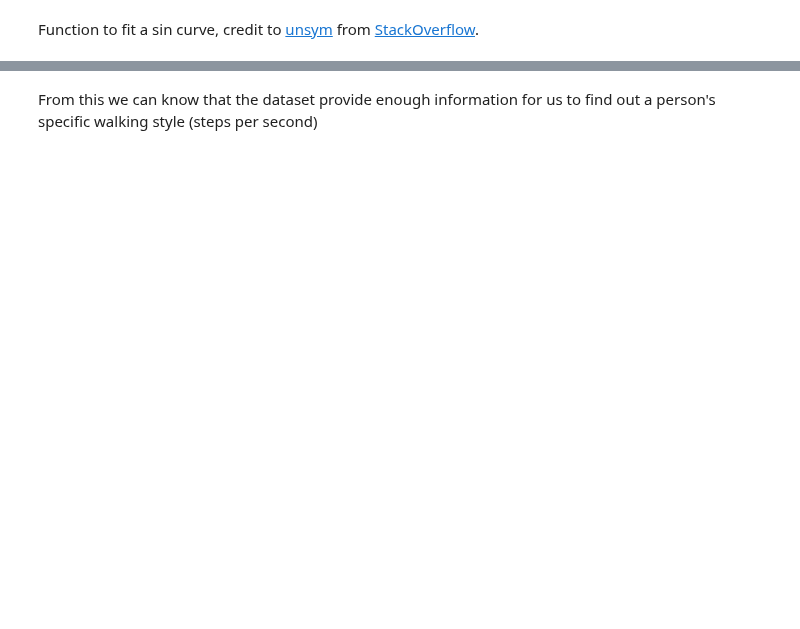
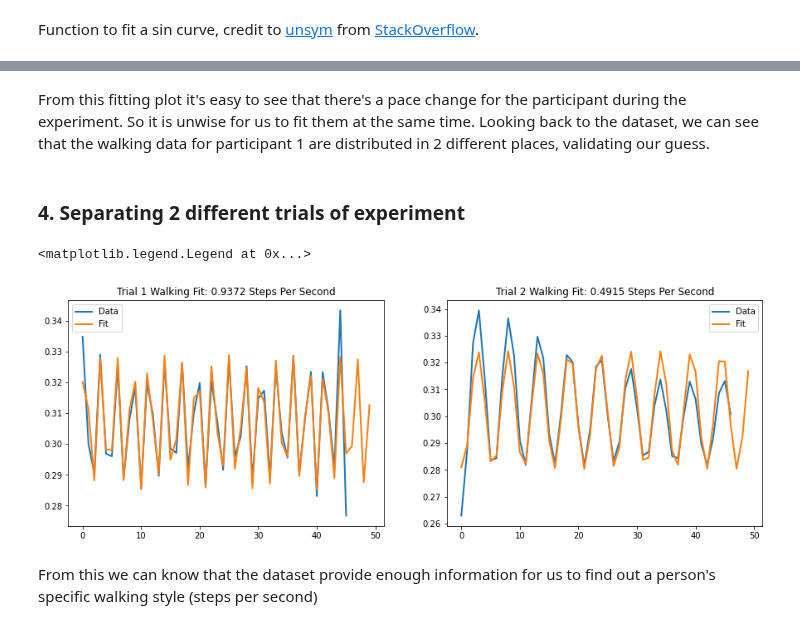
Before and after one commit to Ry3nG/SC1015-Project-Smartphone-Sensor-Privacy-Leak, a Jupyter notebook: What personal infomation can be revealed.ipynb, the cells around one changed output, grey strips where cells are left out. Cells and saved outputs as stored; diff of their text form; code cells hidden in the pictures; blank space fills up the shorter version.

```diff
--- a/What personal infomation can be revealed.ipynb
+++ b/What personal infomation can be revealed.ipynb
@@ -261,2 +258,41 @@ plt.legend(loc="best")
+# %% [markdown]
+From this fitting plot it's easy to see that there's a pace change for the participant during the experiment. So it is unwise for us to fit them at the same time. Looking back to the dataset, we can see that the walking data for participant 1 are distributed in 2 different places, validating our guess.
+# %% [markdown]
+### 4. Separating 2 different trials of experiment
+# %%
+trial1 = df_total[78:124][['tBodyAcc-mean()-X', 'tBodyAcc-mean()-Y', 'tBodyAcc-mean()-Z']].reset_index(drop=True)
+trial1 = ((trial1**2).sum(axis = 1)**0.5)
+trial2 = df_total[248:295][['tBodyAcc-mean()-X', 'tBodyAcc-mean()-Y', 'tBodyAcc-mean()-Z']].reset_index(drop=True)
+trial2 = ((trial2**2).sum(axis = 1)**0.5)
+
+trial1_ssa = SSA(trial1,20)
+trial2_ssa = SSA(trial2,20)
+
+walking_style_trial1 = trial1_ssa.reconstruct([0,1])
+tt1 = walking_style_trial1.index
+yy1 = walking_style_trial1.values
+tt_res1 = np.arange(0,50)
+
+walking_style_trial2 = trial2_ssa.reconstruct([0,1])
+tt2 = walking_style_trial2.index
+yy2 = walking_style_trial2.values
+tt_res2 = np.arange(0,50)
+
+res1 = fit_sin(tt1, yy1)
+res2 = fit_sin(tt2, yy2)
+
+fig, ax = plt.subplots(1, 2, figsize=(15,5))
+ax[0].plot(tt1, yy1, label='Data', linewidth=2)
+ax[0].plot(tt_res1, res1['fitfunc'](tt_res1), label='Fit', linewidth=2)
+ax[0].set_title('Trial 1 Walking Fit: {:.4f} Steps Per Second'.format((res1['omega']*1.28)/(pi)))
+ax[0].legend()
+
+ax[1].plot(tt2, yy2, label='Data', linewidth=2)
+ax[1].plot(tt_res2, res2['fitfunc'](tt_res2), label='Fit', linewidth=2)
+ax[1].set_title('Trial 2 Walking Fit: {:.4f} Steps Per Second'.format((res2['omega']*1.28)/(pi)))
+ax[1].legend()
+# %% [output]
+<matplotlib.legend.Legend at 0x...>
+[figure, added]
 # %% [markdown]
 From this we can know that the dataset provide enough information for us to find out a person's specific walking style (steps per second)
```
Also changed, not shown: parts of 3 cells of this notebook.
